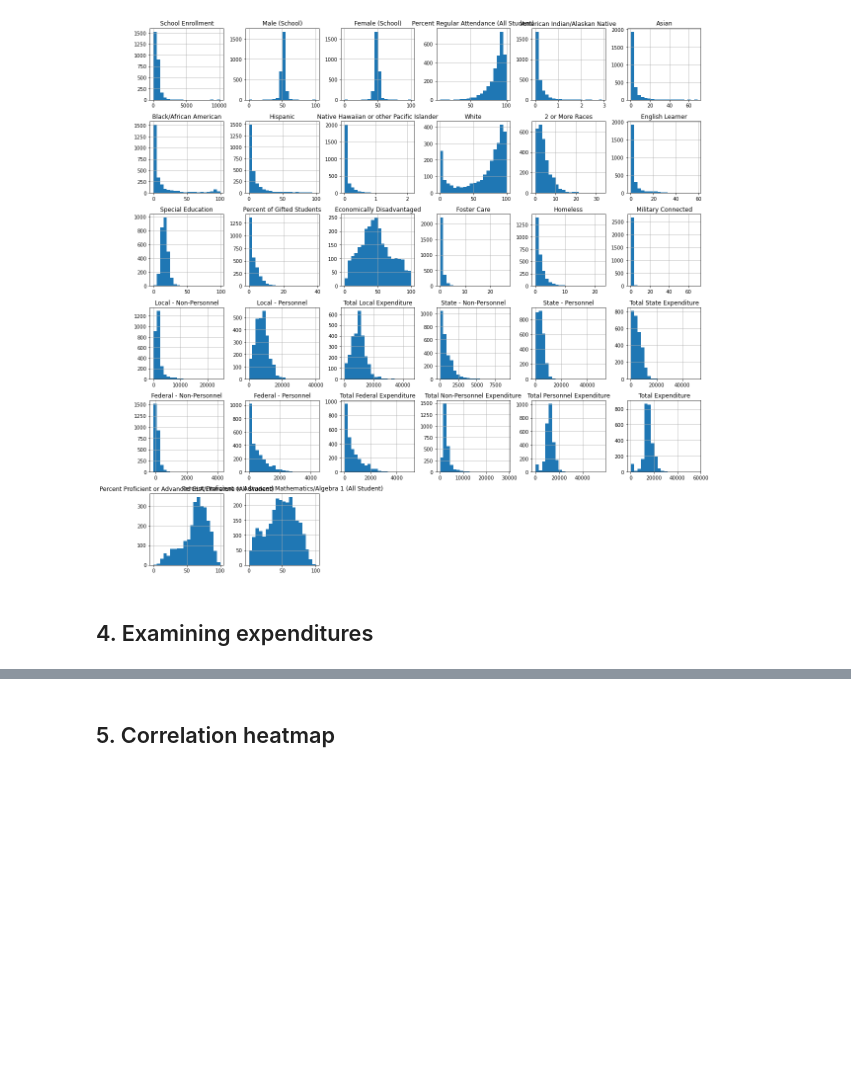
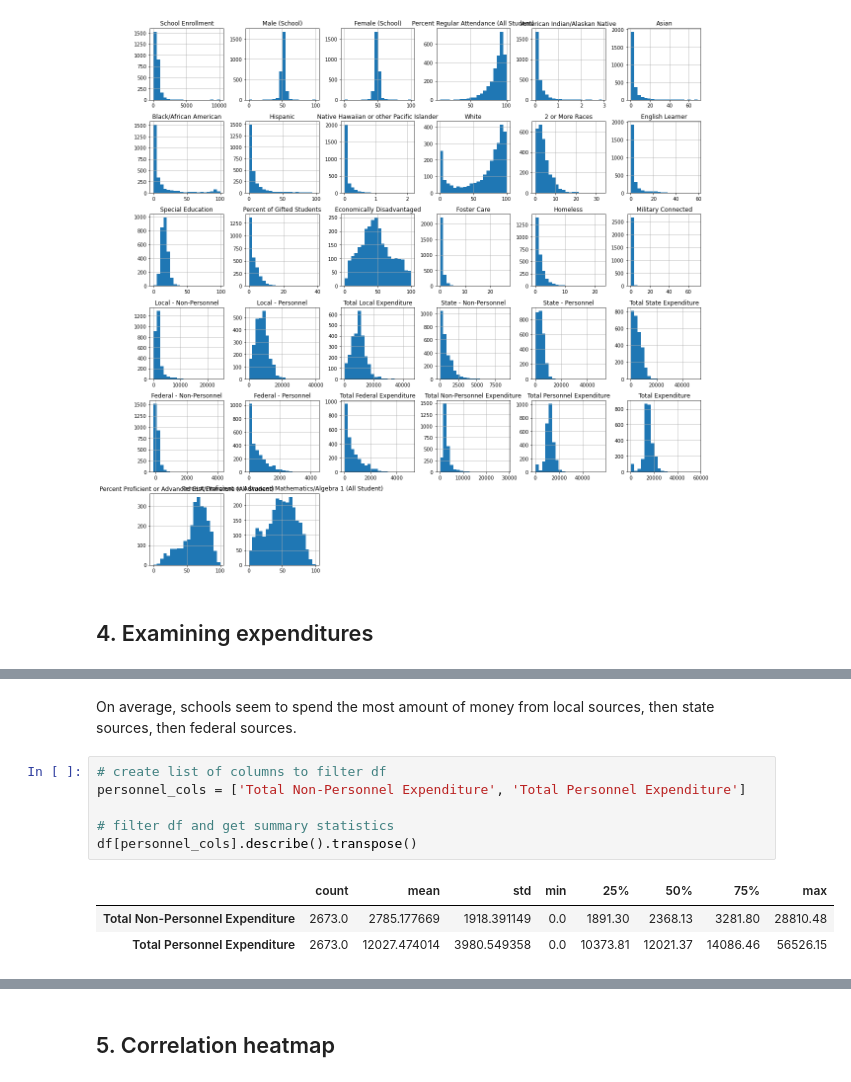
Before and after one commit to cchung106/Capstone-Three, a Jupyter notebook: Notebooks/02_EDA.ipynb, the cells around one changed output, grey strips where cells are left out. Drawn from its saved outputs; the diff is of its cells as text; blank space fills up the shorter version.

```diff
--- a/Notebooks/02_EDA.ipynb
+++ b/Notebooks/02_EDA.ipynb
@@ -248,0 +290,12 @@ plt.show()
+# %% [markdown]
+On average, schools seem to spend the most amount of money from local sources, then state sources, then federal sources.
+# %%
+# create list of columns to filter df
+personnel_cols = ['Total Non-Personnel Expenditure', 'Total Personnel Expenditure']
+
+# filter df and get summary statistics
+df[personnel_cols].describe().transpose()
+# %% [output]
+|  | count | mean | std | min | 25% | 50% | 75% | max |
+| Total Non-Personnel Expenditure | 2673.0 | 2785.177669 | 1918.391149 | 0.0 | 1891.30 | 2368.13 | 3281.80 | 28810.48 |
+| Total Personnel Expenditure | 2673.0 | 12027.474014 | 3980.549358 | 0.0 | 10373.81 | 12021.37 | 14086.46 | 56526.15 |
```
Also changed, not shown: parts of 13 cells of this notebook.
